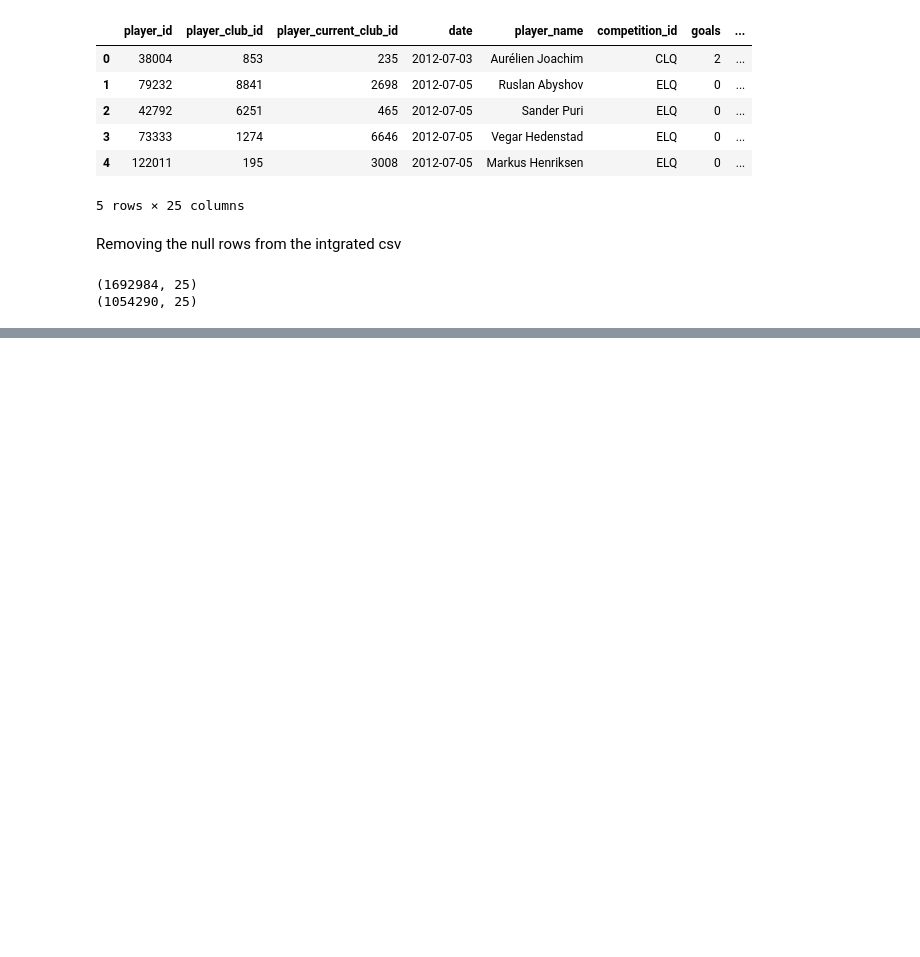
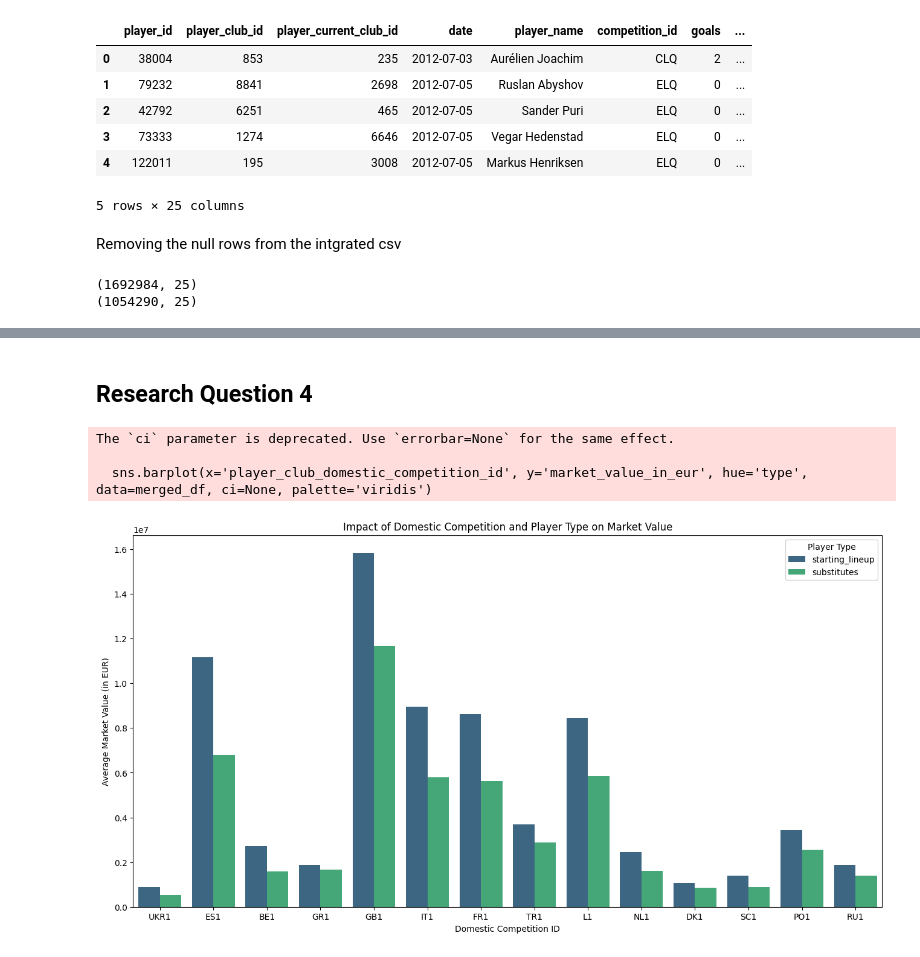
Before and after one commit to airbagdeer/tabular-ds-project, a Jupyter notebook: final_project/notebooks/football/football-preprocessing.ipynb, the cells around one changed output, grey strips where cells are left out. Cells and saved outputs as stored; diff of their text form; code cells hidden in the pictures; blank space fills up the shorter version.

```diff
--- a/final_project/notebooks/football/football-preprocessing.ipynb
+++ b/final_project/notebooks/football/football-preprocessing.ipynb
@@ -140,0 +305,27 @@ df_integrated.to_csv('../../data/football/processed/football_combined.csv')
+# %% [markdown]
+## Research Question 4
+# %%
+import seaborn as sns
+import matplotlib.pyplot as plt
+
+# Set up the plot
+plt.figure(figsize=(16, 8))
+
+# Create a clustered bar plot
+sns.barplot(x='player_club_domestic_competition_id', y='market_value_in_eur', hue='type', data=merged_df, ci=None, palette='viridis')
+
+# Set labels and title
+plt.xlabel('Domestic Competition ID')
+plt.ylabel('Average Market Value (in EUR)')
+plt.title('Impact of Domestic Competition and Player Type on Market Value')
+
+# Show the legend
+plt.legend(title='Player Type', loc='upper right')
+
+# Show the plot
+plt.show()
+# %% [output]
+The `ci` parameter is deprecated. Use `errorbar=None` for the same effect.
+
+  sns.barplot(x='player_club_domestic_competition_id', y='market_value_in_eur', hue='type', data=merged_df, ci=None, palette='viridis')
+[figure, added]
```
Also changed, not shown: parts of 26 cells of this notebook.
